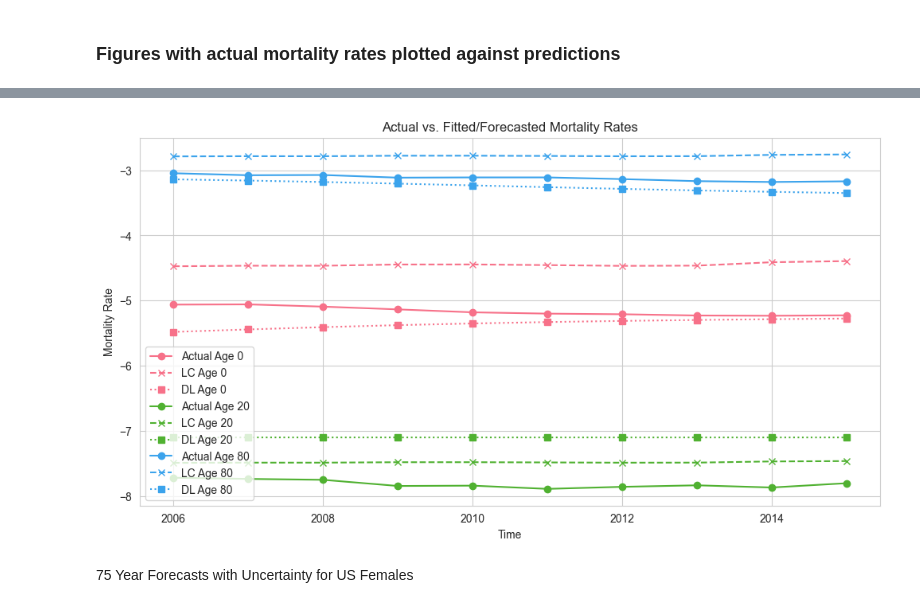
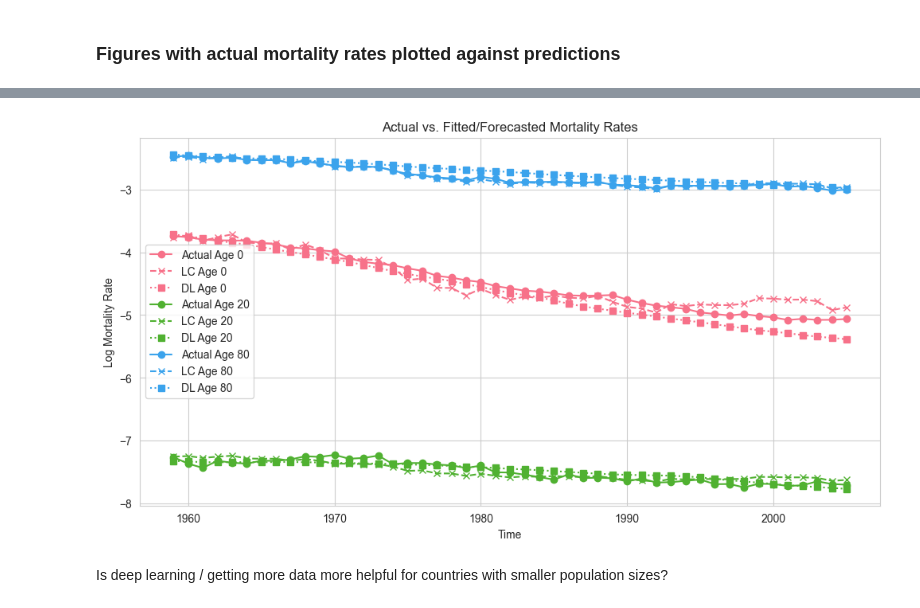
Before and after one commit to paigenpark/deep-mort, a Jupyter notebook: code/figures.ipynb, the cells around one changed output, grey strips where cells are left out. Cells and saved outputs as stored; diff of their text form; code cells hidden in the pictures.

```diff
--- a/code/figures.ipynb
+++ b/code/figures.ipynb
@@ -238,45 +375,45 @@ print(country_test_pred_us_only)
 # %%
-selected_ages = [0, 20, 80]
-time_col = 2
-mort_col = 4
-gender_col = 1
-years = np.unique(actual_us_test[:, time_col])
+# selected_ages = [0, 20, 80]
+# time_col = 2
+# mort_col = 4
+# gender_col = 1
+# years = np.unique(actual_us_train[:, time_col])
 
-# aesthetics
-sns.set_style("whitegrid")
-colors = sns.color_palette("husl", len(selected_ages))
+# # aesthetics
+# sns.set_style("whitegrid")
+# colors = sns.color_palette("husl", len(selected_ages))
 
-plt.figure(figsize=(12, 6))
+# plt.figure(figsize=(12, 6))
 
-for idx, age in enumerate(selected_ages):
-    # Filter data for the given age
-    actual_subset = actual_us_test[(actual_us_test[:, 3] == age) & (actual_us_test[:, gender_col] == 0)]
-    predicted_subset = lc_predictions_us[(lc_predictions_us[:, 3] == age) & (lc_predictions_us[:, gender_col] == 0)]
-    predicted_subset_dl = country_test_pred_us_only[(country_test_pred_us_only[:, 3] == age) & (country_test_pred_us_only[:, gender_col] == 0)]
+# for idx, age in enumerate(selected_ages):
+#     # Filter data for the given age
+#     actual_subset = actual_us_train[(actual_us_train[:, 3] == age) & (actual_us_train[:, gender_col] == 0)]
+#     predicted_subset = lc_final[(lc_final[:, 3] == age) & (lc_final[:, gender_col] == 0)]
+#     predicted_subset_dl = country_train_pred_us_only[(country_train_pred_us_only[:, 3] == age) & (country_train_pred_us_only[:, gender_col] == 0)]
 
-    # Sort by time to ensure proper plotting
-    actual_subset = actual_subset[np.argsort(actual_subset[:, time_col])]
-    predicted_subset = predicted_subset[np.argsort(predicted_subset[:, time_col])]
-    predicted_subset_dl = predicted_subset_dl[np.argsort(predicted_subset_dl[:, time_col])]
+#     # Sort by time to ensure proper plotting
+#     actual_subset = actual_subset[np.argsort(actual_subset[:, time_col])]
+#     predicted_subset = predicted_subset[np.argsort(predicted_subset[:, time_col])]
+#     predicted_subset_dl = predicted_subset_dl[np.argsort(predicted_subset_dl[:, time_col])]
 
-    # Extract values for plotting
-    time_series = actual_subset[:, time_col]
-    actual_rates = np.log(actual_subset[:, mort_col])
-    predicted_rates = np.log(predicted_subset[:, mort_col])
-    predicted_rates_dl = np.log(predicted_subset_dl[:, mort_col])
+#     # Extract values for plotting
+#     time_series = actual_subset[:, time_col]
+#     actual_rates = np.log(actual_subset[:, mort_col])
+#     predicted_rates = np.log(predicted_subset[:, mort_col])
+#     predicted_rates_dl = np.log(predicted_subset_dl[:, mort_col])
 
-    # Plot actual and predicted lines
-    plt.plot(time_series, actual_rates, label=f'Actual Age {age}', linestyle='-', marker='o', color=colors[idx])
-    plt.plot(time_series, predicted_rates, label=f'LC Age {age}', linestyle='--', marker='x', color=colors[idx])
-    plt.plot(time_series, predicted_rates_dl, label=f'DL Age {age}', linestyle=':', marker='s', color=colors[idx])
+#     # Plot actual and predicted lines
+#     plt.plot(time_series, actual_rates, label=f'Actual Age {age}', linestyle='-', marker='o', color=colors[idx])
+#     plt.plot(time_series, predicted_rates, label=f'LC Age {age}', linestyle='--', marker='x', color=colors[idx])
+#     plt.plot(time_series, predicted_rates_dl, label=f'DL Age {age}', linestyle=':', marker='s', color=colors[idx])
 
 
-# Formatting the plot
-plt.xlabel('Time')
-plt.ylabel('Mortality Rate')
-plt.title('Actual vs. Fitted/Forecasted Mortality Rates')
-plt.legend()
-plt.grid(True)
-plt.show()
+# # Formatting the plot
+# plt.xlabel('Time')
+# plt.ylabel('Log Mortality Rate')
+# plt.title('Actual vs. Fitted/Forecasted Mortality Rates')
+# plt.legend()
+# plt.grid(True)
+# plt.show()
 # %% [output]
-[figure, old version]
+[figure, new version]
@@ -286,2 +420,2 @@ plt.show()
-# %% [markdown]
-75 Year Forecasts with Uncertainty for US Females
+# %% [markdown]
+Is deep learning / getting more data more helpful for countries with smaller population sizes?
```
Also changed, not shown: parts of 61 cells of this notebook, 27 other files.
